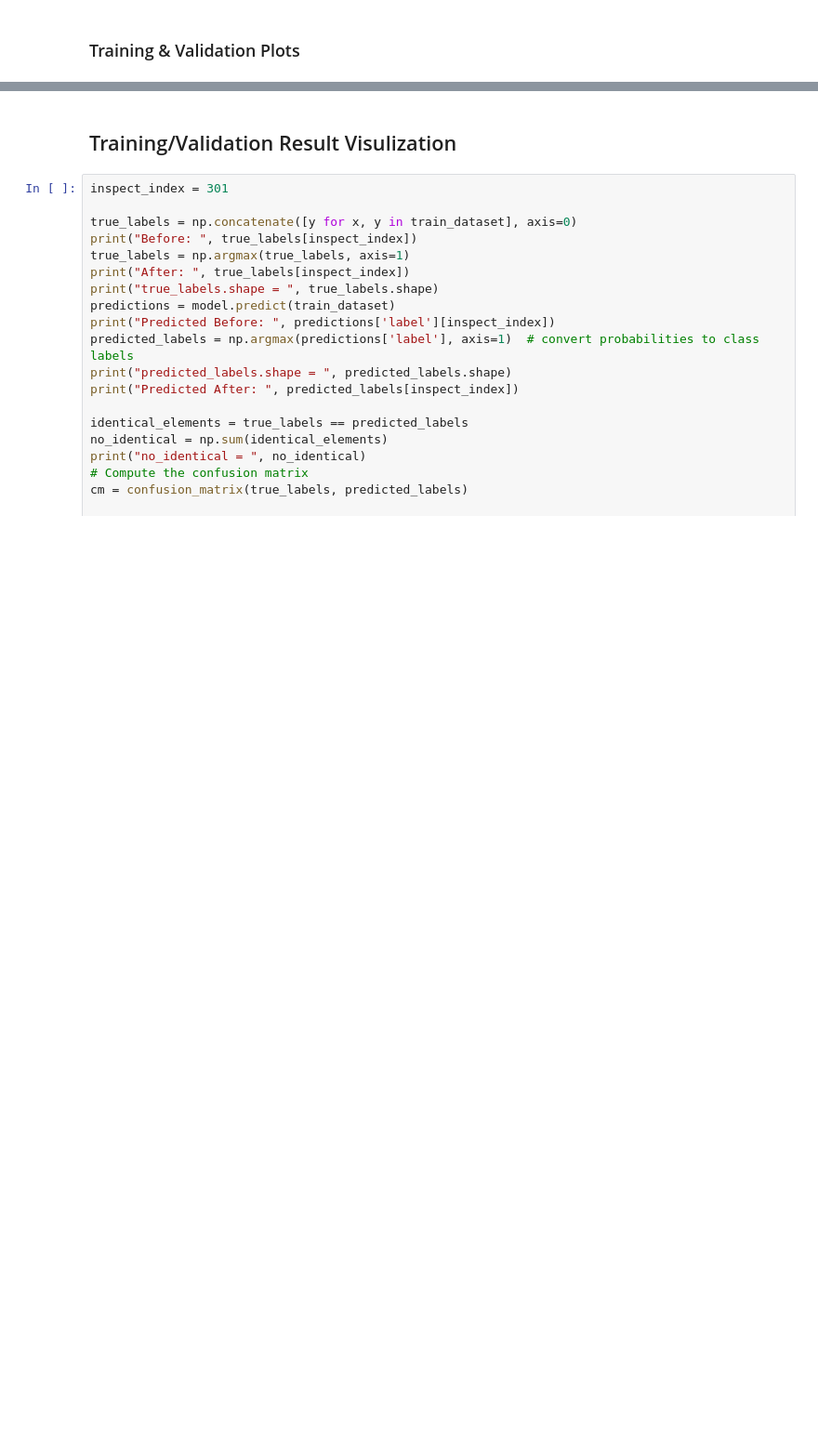
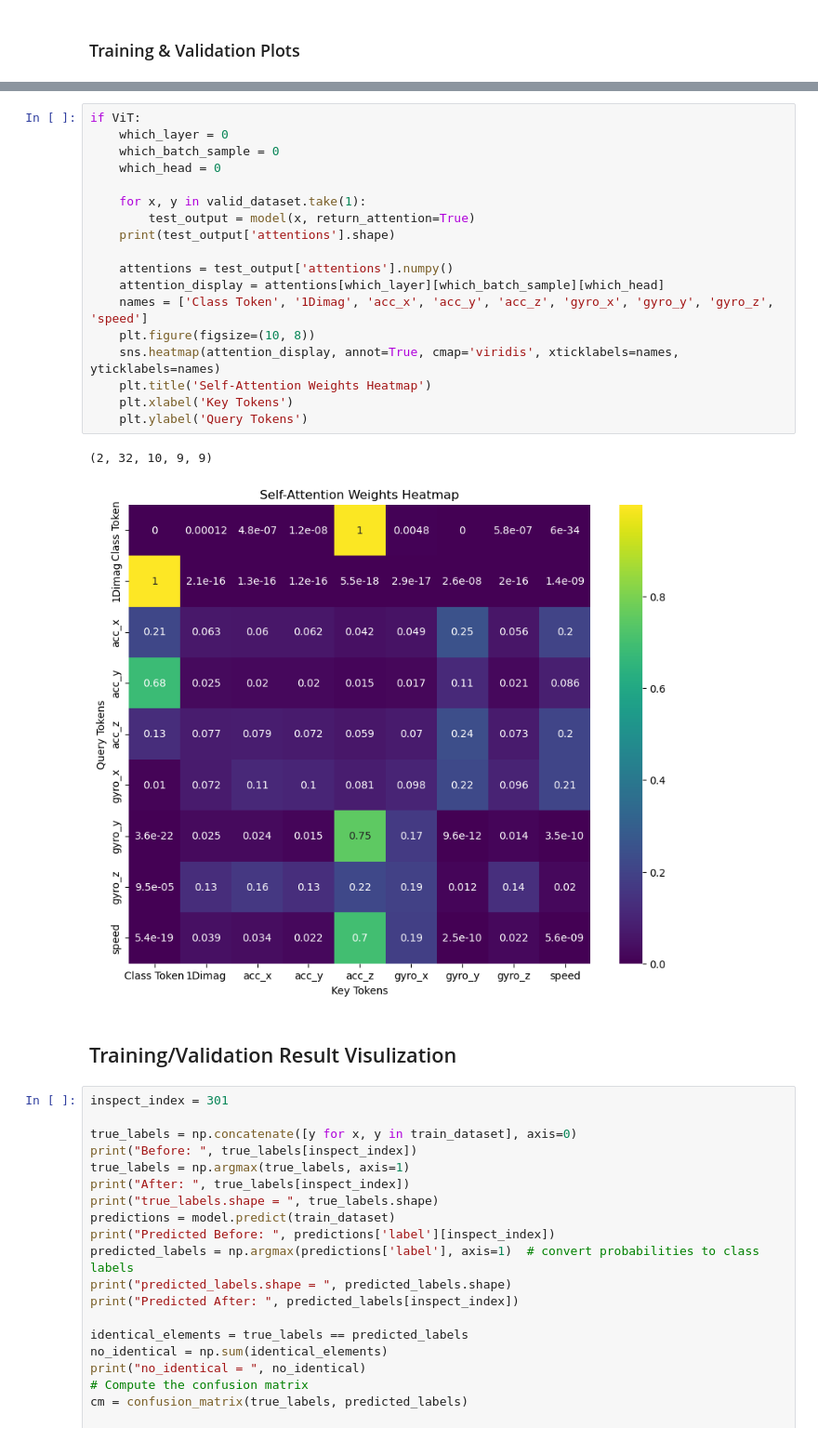
Before and after one commit to mx956/EECE568_ML_PVS_Project, a Jupyter notebook: Road_Surface_Type_Classification/road_classification_Matt.ipynb, the cells around one changed output, grey strips where cells are left out. Shown at 93% size. Cells and saved outputs as stored; diff of their text form; blank space fills up the shorter version.

```diff
--- a/Road_Surface_Type_Classification/road_classification_Matt.ipynb
+++ b/Road_Surface_Type_Classification/road_classification_Matt.ipynb
@@ -849,3 +906,24 @@ Epoch 10/10
+# %%
+if ViT:
+    which_layer = 0
+    which_batch_sample = 0
+    which_head = 0
+
+    for x, y in valid_dataset.take(1):
+        test_output = model(x, return_attention=True)
+    print(test_output['attentions'].shape)
+
+    attentions = test_output['attentions'].numpy()
+    attention_display = attentions[which_layer][which_batch_sample][which_head]
+    names = ['Class Token', '1Dimag', 'acc_x', 'acc_y', 'acc_z', 'gyro_x', 'gyro_y', 'gyro_z', 'speed']
+    plt.figure(figsize=(10, 8))
+    sns.heatmap(attention_display, annot=True, cmap='viridis', xticklabels=names, yticklabels=names)
+    plt.title('Self-Attention Weights Heatmap')
+    plt.xlabel('Key Tokens')
+    plt.ylabel('Query Tokens')
+# %% [output]
+(2, 32, 10, 9, 9)
+[figure, added]
 # %% [markdown]
 ## Training/Validation Result Visulization
 # %%
```
Also changed, not shown: parts of 14 cells of this notebook.
